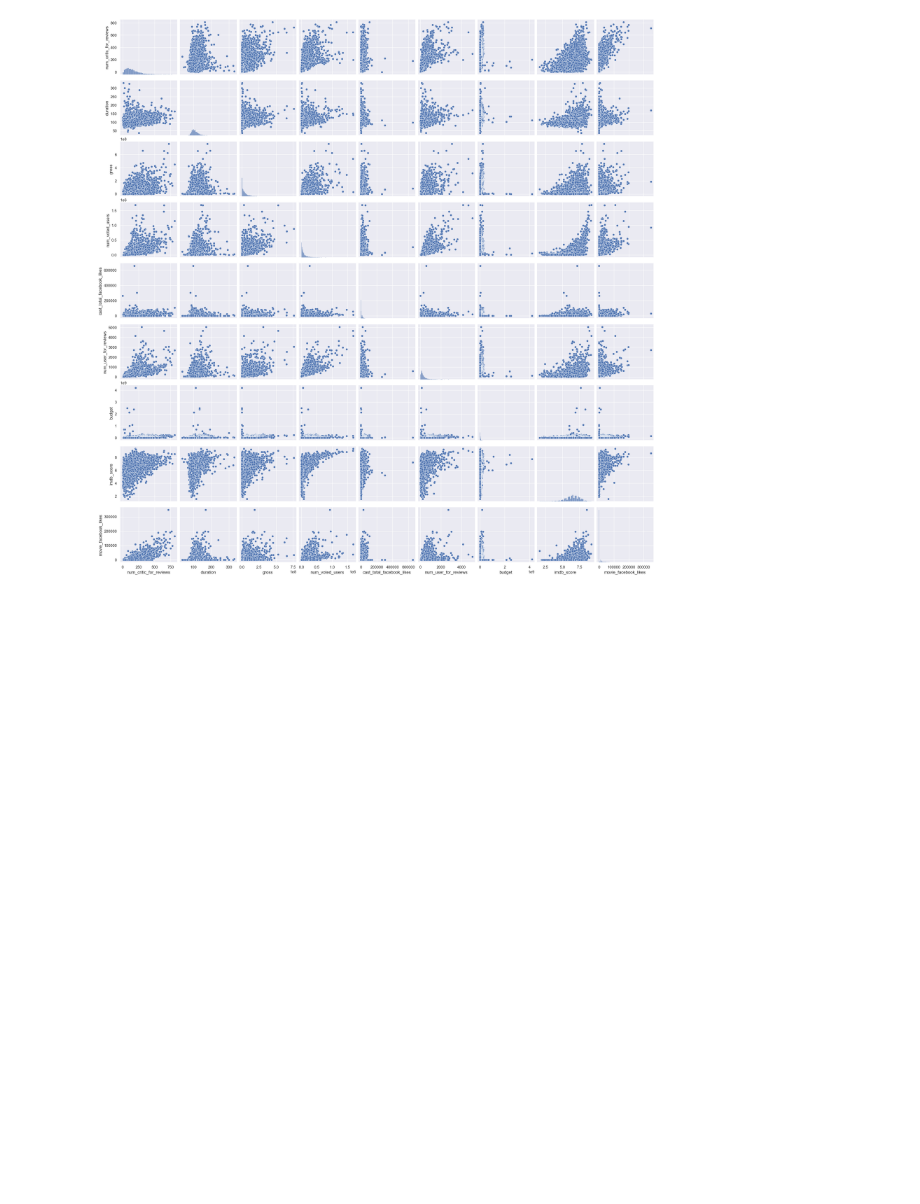
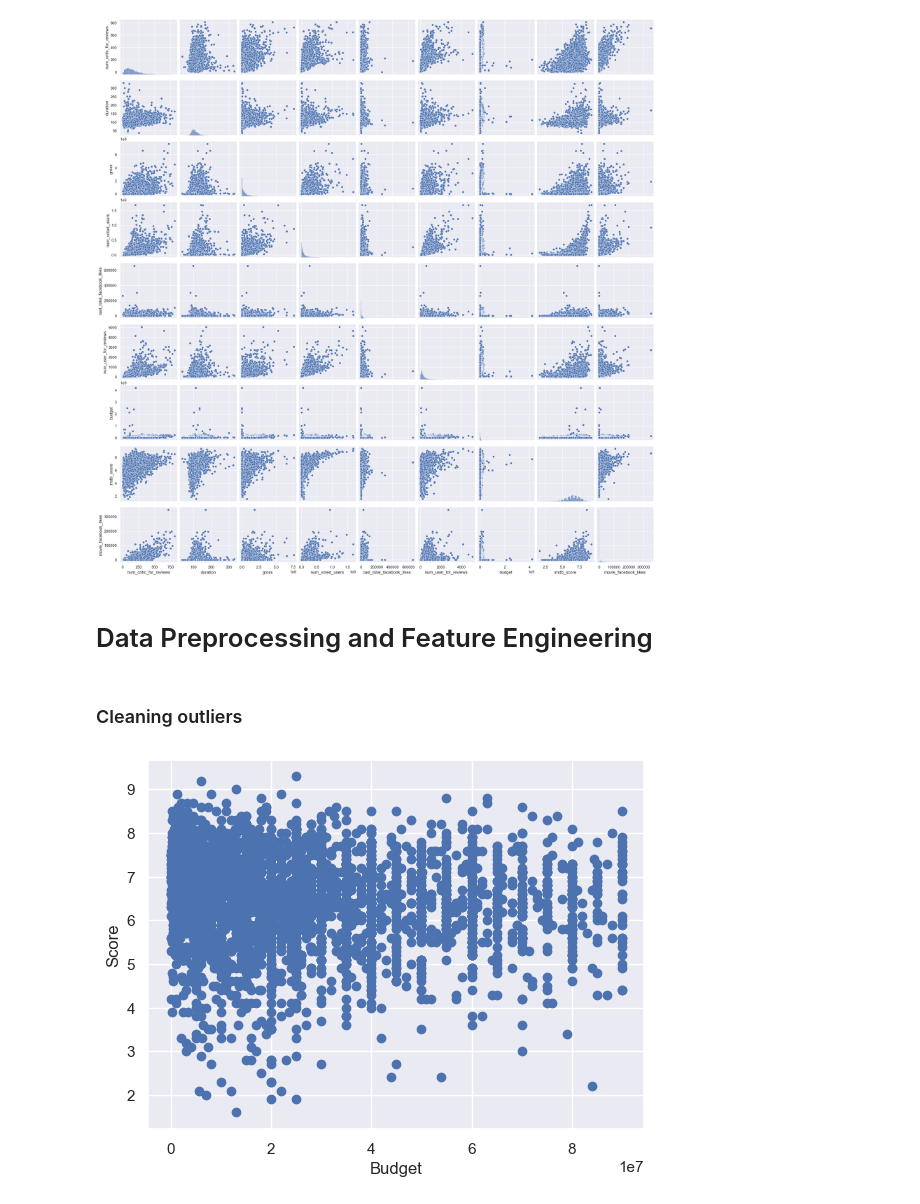
Before and after one commit to RoKlio/capstone_project, a Jupyter notebook: notebooks/modelling_and_EDA.ipynb, the cells around one changed output. Saved outputs shown, nothing was run; the diff lists cells and outputs as text; code cells hidden in the pictures; blank space fills up the shorter version.

Commit message:
removed outliers from  the data

```diff
--- a/notebooks/modelling_and_EDA.ipynb
+++ b/notebooks/modelling_and_EDA.ipynb
@@ -133,3 +135,22 @@ sns.pairplot(df[cols], size = 2.5)
 plt.show()
 # %% [output]
 [figure]
+# %% [markdown]
+# Data Preprocessing and Feature Engineering
+# %%
+# Calculate the number of movies each actor has starred in
+director_counts = df['director_name'].value_counts()
+
+# Create a dictionary mapping actor names to their number of movie appearances
+actor_dict = dict(director_counts)
+
+# Create a new column 'actor_group'
+def assign_actor_group(x):
+    if actor_dict[x['director_name']] > 10:
+        return 3
+    elif actor_dict[x['director_name']] >= 3:
+        return 2
+    else:
+        return 1
+
+df['director_group'] = df.apply(assign_actor_group, axis=1)
@@ -135,0 +208,21 @@ plt.show()
+# %% [markdown]
+### Cleaning outliers
+# %%
+Q1 = df['budget'].quantile(0.25)
+Q3 = df['budget'].quantile(0.75)
+IQR = Q3 - Q1
+
+# Define the lower and upper bounds for outliers
+lower_bound = Q1 - 1.5 * IQR
+upper_bound = Q3 + 1.5 * IQR
+
+# Remove outliers from the budget column in the original dataframe
+df = df[(df['budget'] >= lower_bound) & (df['budget'] <= upper_bound)]
+
+# Plot the budget vs score
+plt.scatter(df['budget'], df['imdb_score'])
+plt.xlabel('Budget')
+plt.ylabel('Score')
+plt.show()
+# %% [output]
+[figure, added]
```
Also changed, not shown: parts of 14 cells of this notebook.
